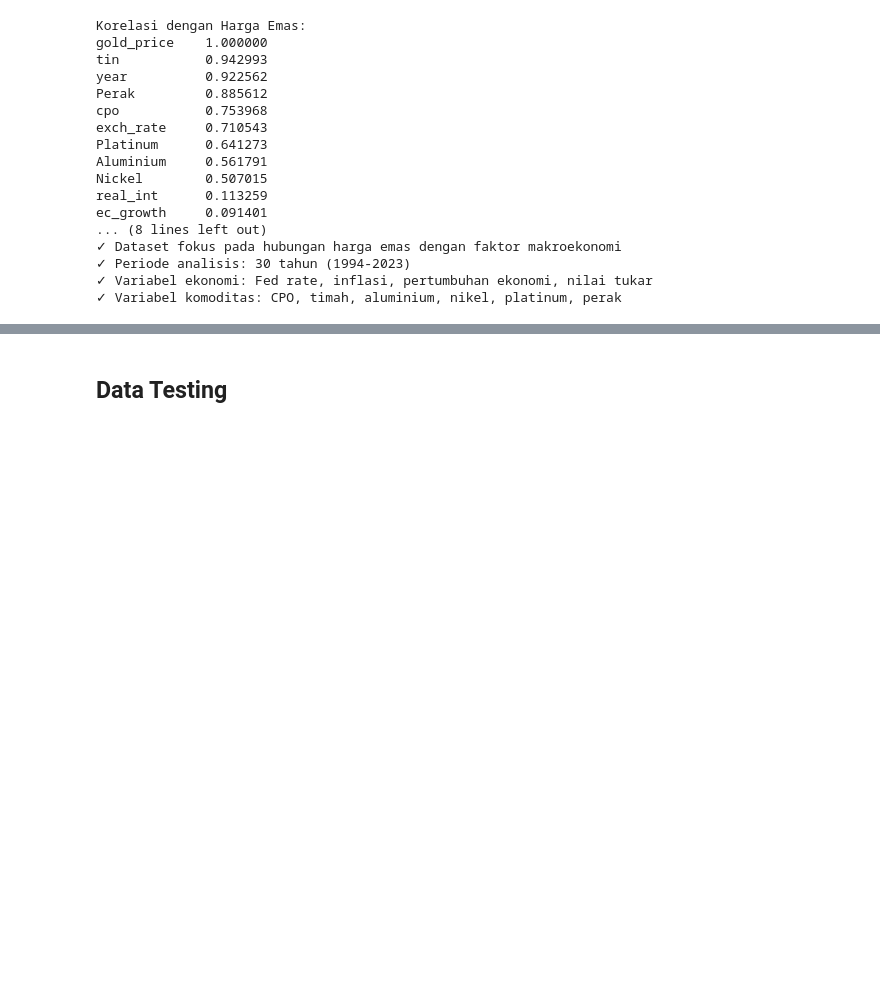
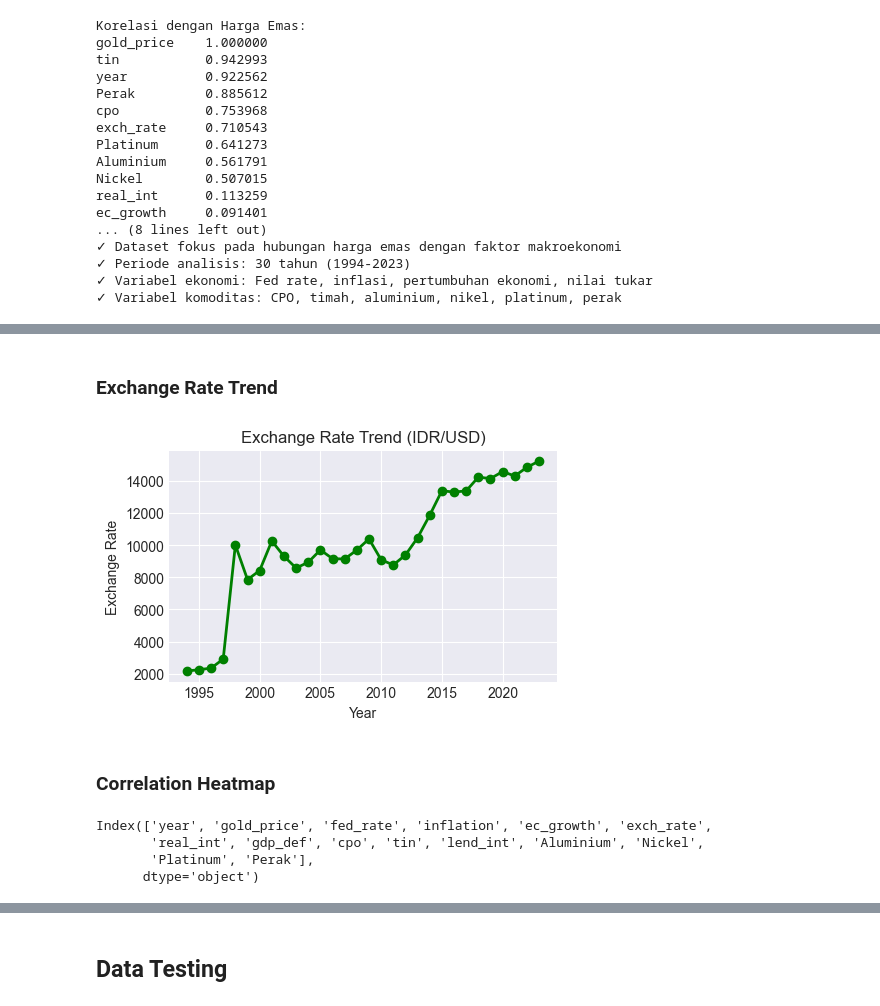
Before and after one commit to maybeitsai/gold-price-prediction, a Jupyter notebook: main.ipynb, the cells around one changed output, grey strips where cells are left out. Drawn from its saved outputs; the diff is of its cells as text; code cells hidden in the pictures; blank space fills up the shorter version.

```diff
--- a/main.ipynb
+++ b/main.ipynb
@@ -302,0 +347,21 @@ plt.show()
+# %% [markdown]
+### Exchange Rate Trend
+# %%
+plt.figure(figsize=(5,3))
+plt.plot(df['year'], df['exch_rate'], marker='o', linewidth=2, color='green')
+plt.title('Exchange Rate Trend (IDR/USD)')
+plt.xlabel('Year')
+plt.ylabel('Exchange Rate')
+plt.grid(True)
+plt.show()
+# %% [output]
+[figure, added]
+# %% [markdown]
+### Correlation Heatmap
+# %%
+df.columns
+# %% [output]
+Index(['year', 'gold_price', 'fed_rate', 'inflation', 'ec_growth', 'exch_rate',
+       'real_int', 'gdp_def', 'cpo', 'tin', 'lend_int', 'Aluminium', 'Nickel',
+       'Platinum', 'Perak'],
+      dtype='object')
```
Also changed, not shown: parts of 90 cells of this notebook, 1 other file.
